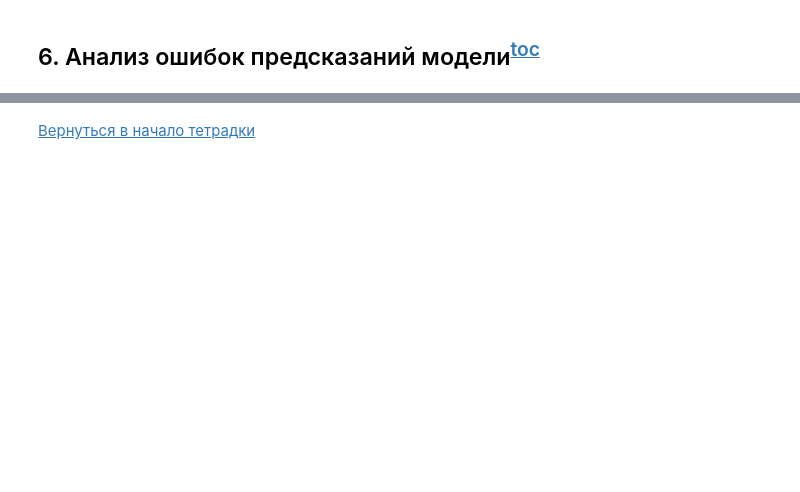
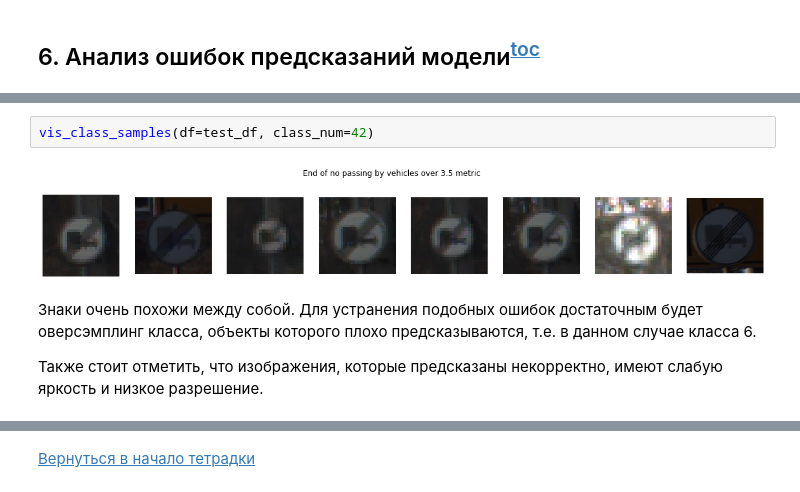
Before and after one commit to m9ta/keras-micronnet, a Jupyter notebook: MicronNet.ipynb, the cells around one changed output, grey strips where cells are left out. Cells and saved outputs as stored; diff of their text form; blank space fills up the shorter version.

```diff
--- a/MicronNet.ipynb
+++ b/MicronNet.ipynb
@@ -680,0 +783,8 @@ print('Точность работы классификатора на тест
+# %%
+vis_class_samples(df=test_df, class_num=42)
+# %% [output]
+[figure, added]
+# %% [markdown]
+Знаки очень похожи между собой. Для устранения подобных ошибок достаточным будет оверсэмплинг класса, объекты которого плохо предсказываются, т.е. в данном случае класса 6.
+
+Также стоит отметить, что изображения, которые предсказаны некорректно, имеют слабую яркость и низкое разрешение.
```
Also changed, not shown: parts of 35 cells of this notebook.
